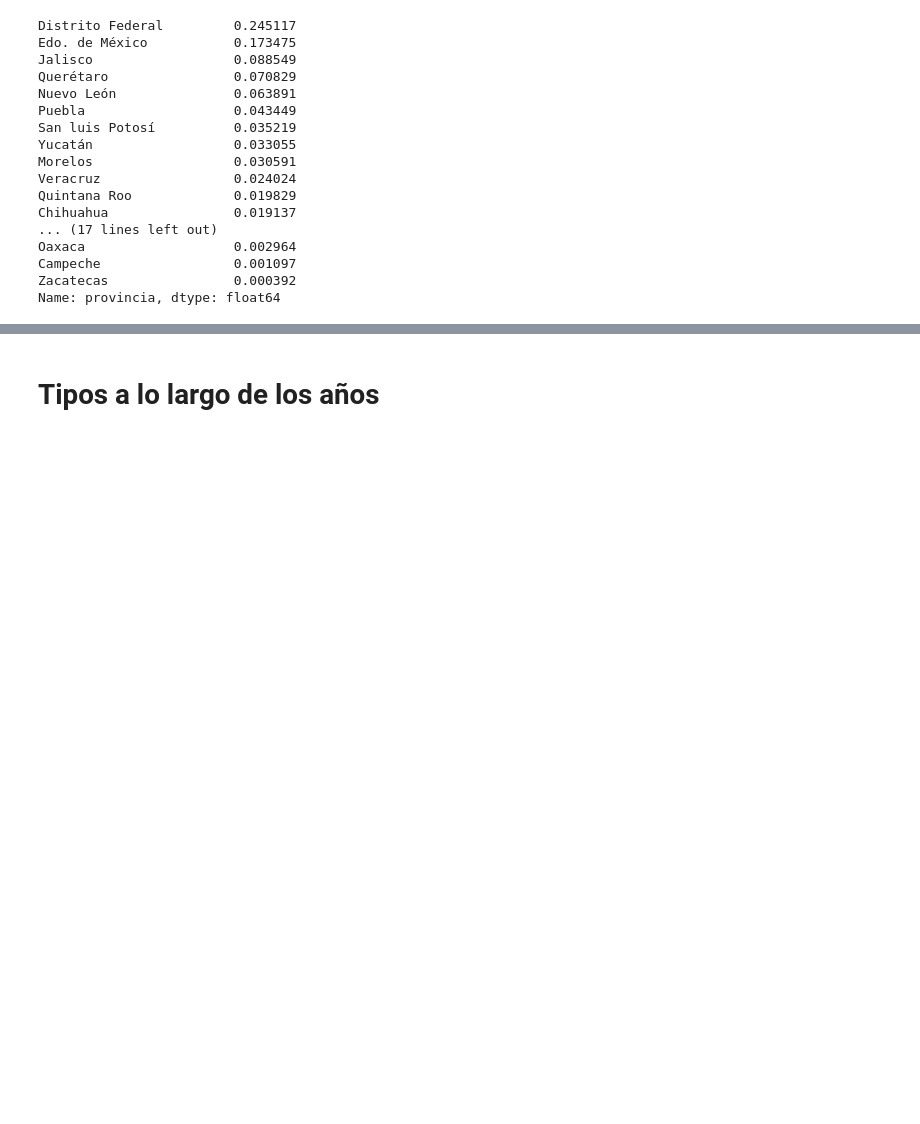
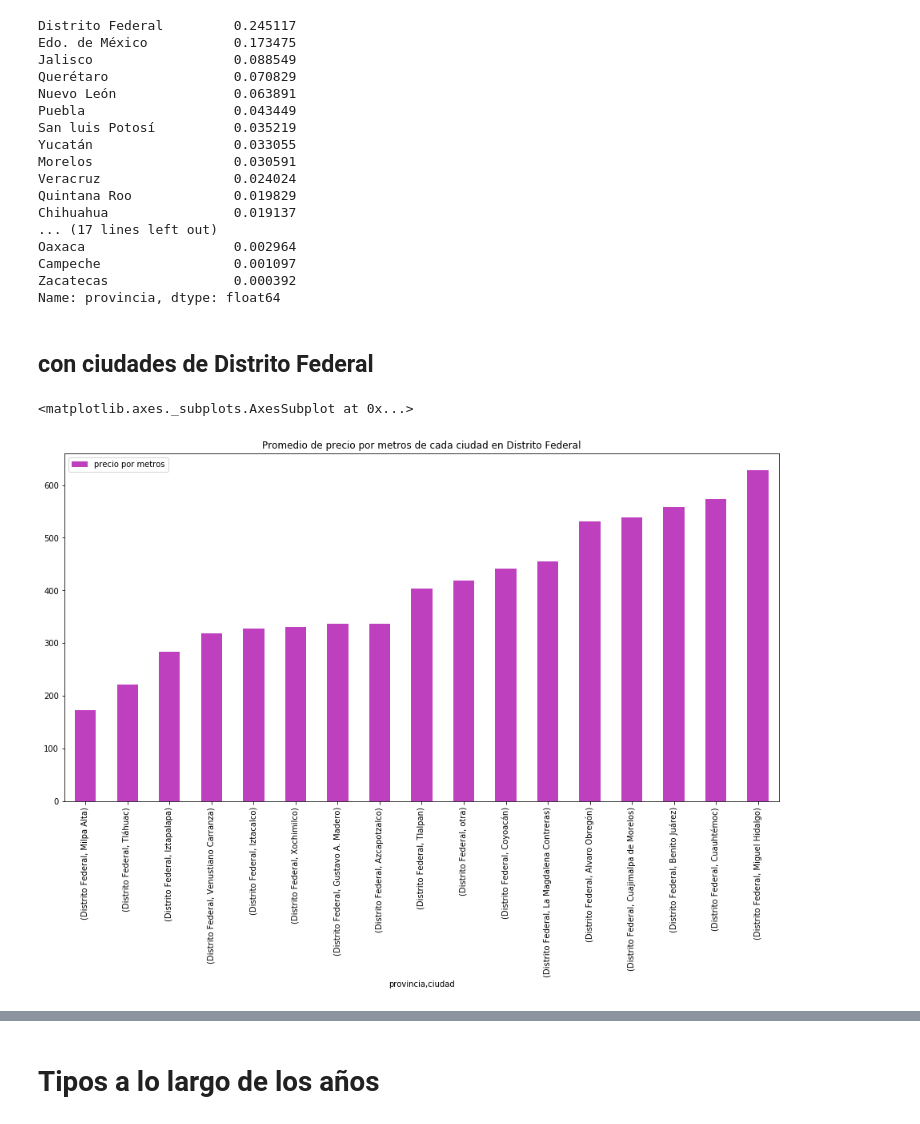
Before and after one commit to taielc/Fiuba_Datos_TP1, a Jupyter notebook: nb_principal.ipynb, the cells around one changed output, grey strips where cells are left out. Drawn from its saved outputs; the diff is of its cells as text; code cells hidden in the pictures; blank space fills up the shorter version.

Commit message:
agregue el analisis de ciudades con el precio

```diff
--- a/nb_principal.ipynb
+++ b/nb_principal.ipynb
@@ -882,3 +901,14 @@ Oaxaca                   0.002964
 Campeche                 0.001097
 Zacatecas                0.000392
 Name: provincia, dtype: float64
+# %% [markdown]
+## con ciudades de Distrito Federal
+# %%
+#ya que hay menos de 20 ciudades en distrito federal, se presenta en un grafico
+df_distritofederal = df_filtrado[df_filtrado.provincia == 'Distrito Federal']
+df_ciudad_df = df_distritofederal[['provincia','ciudad','precio por metros']]
+df_ciudad_df = df_ciudad_df.groupby(['provincia','ciudad']).agg({'precio por metros':'mean'})
+df_ciudad_df.sort_values('precio por metros').plot(kind='bar',figsize=(16,8), color=(0.75, 0.25, 0.75),title = 'Promedio de precio por metros de cada ciudad en Distrito Federal')
+# %% [output]
+<matplotlib.axes._subplots.AxesSubplot at 0x...>
+[figure, added]
```
Also changed, not shown: parts of 24 cells of this notebook, 12 other files.
